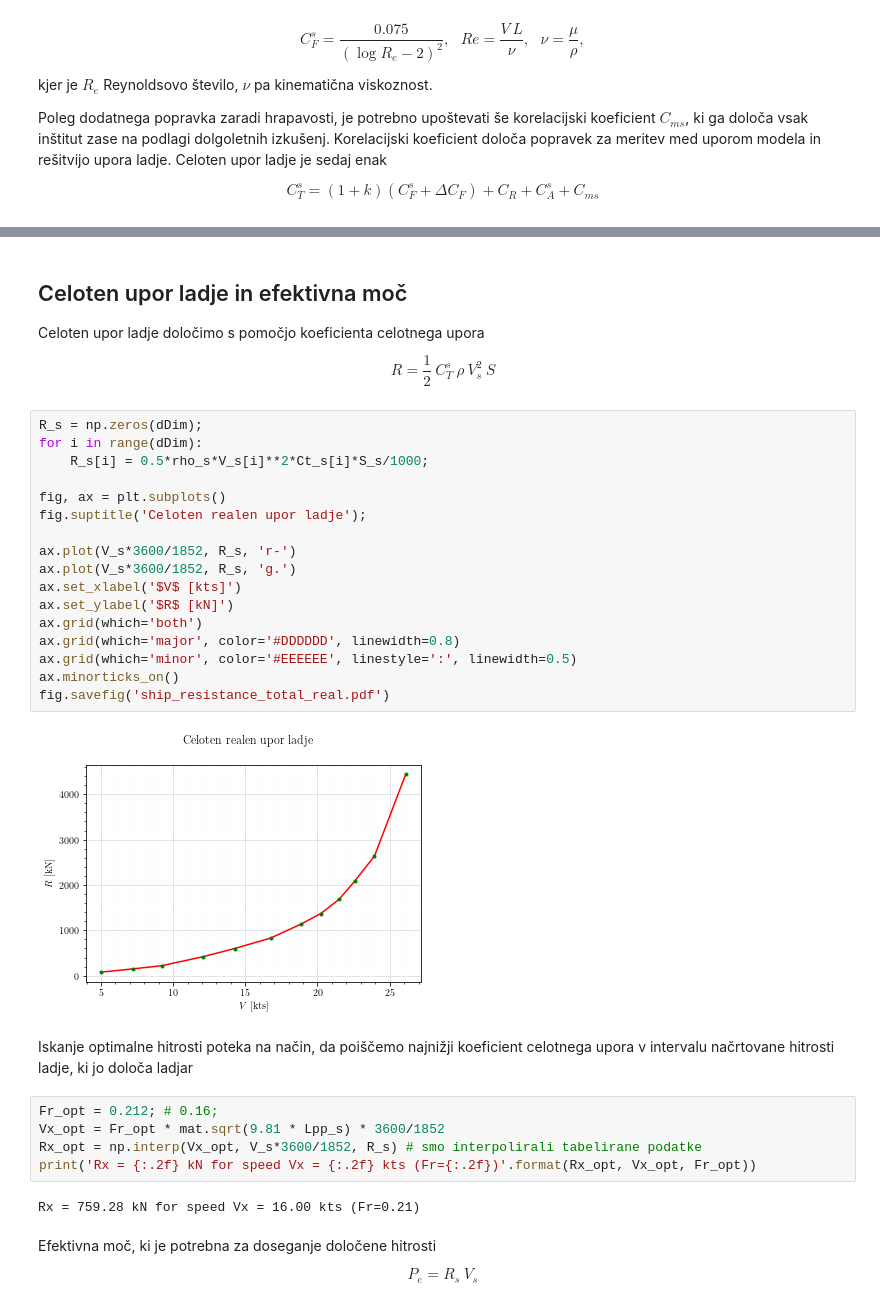
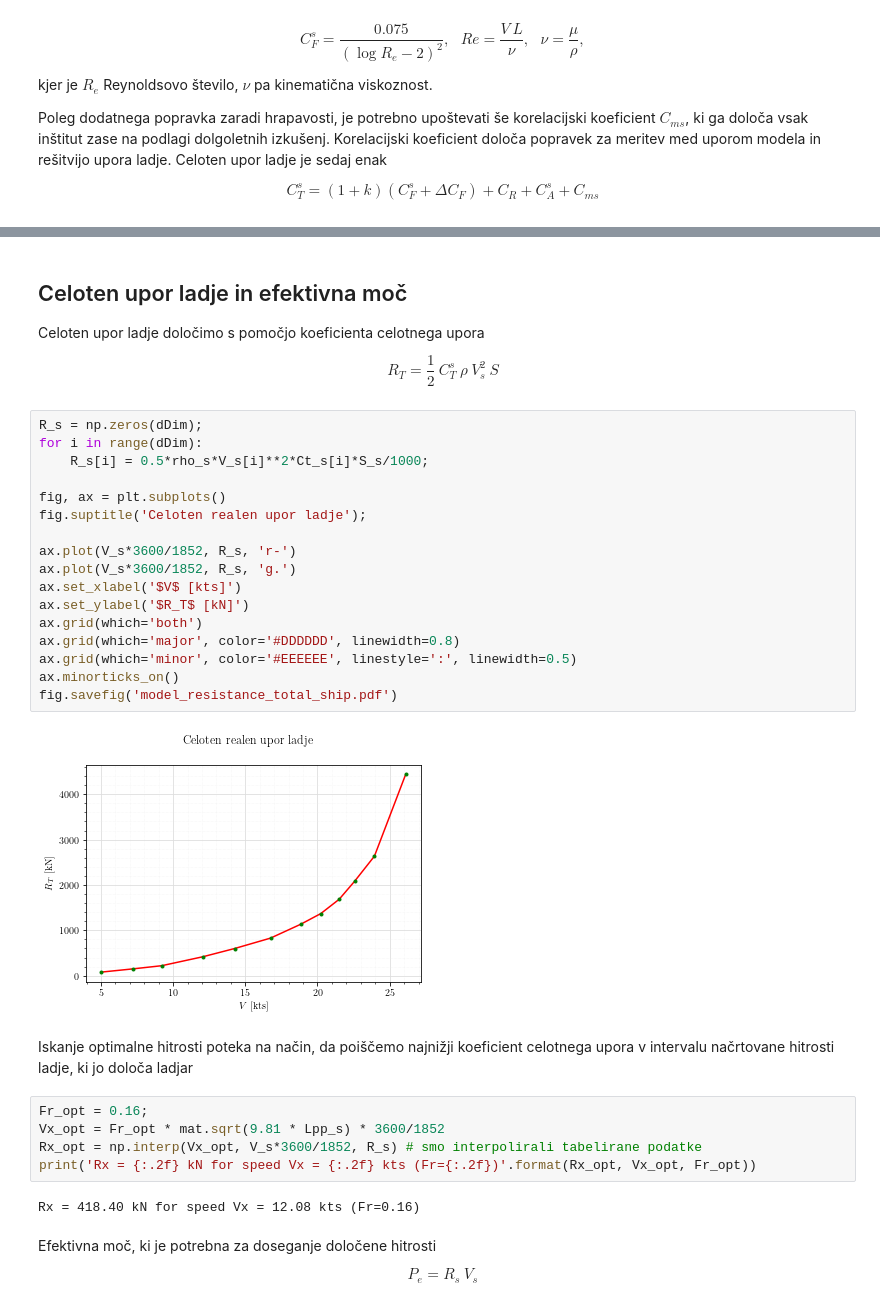
Before and after one commit to aleksandergrm/ladijska_hidromehanika, a Jupyter notebook: htc_case/resistance_model_test.ipynb, the cells around one changed output, grey strips where cells are left out. Cells and saved outputs as stored; diff of their text form.

```diff
--- a/htc_case/resistance_model_test.ipynb
+++ b/htc_case/resistance_model_test.ipynb
@@ -233,36 +241,36 @@ fig.savefig('ship_resistance_total.pdf')
 Celoten upor ladje določimo s pomočjo koeficienta celotnega upora
 
 $$
-R = \frac{1}{2} \: C_T^s \: \rho \: V_s^2 \: S
+R_T = \frac{1}{2} \: C_T^s \: \rho \: V_s^2 \: S
 $$
 # %%
 R_s = np.zeros(dDim);
 for i in range(dDim):
     R_s[i] = 0.5*rho_s*V_s[i]**2*Ct_s[i]*S_s/1000;
 
 fig, ax = plt.subplots()
 fig.suptitle('Celoten realen upor ladje');
 
 ax.plot(V_s*3600/1852, R_s, 'r-')
 ax.plot(V_s*3600/1852, R_s, 'g.')
 ax.set_xlabel('$V$ [kts]')
-ax.set_ylabel('$R$ [kN]')
+ax.set_ylabel('$R_T$ [kN]')
 ax.grid(which='both')
 ax.grid(which='major', color='#DDDDDD', linewidth=0.8)
 ax.grid(which='minor', color='#EEEEEE', linestyle=':', linewidth=0.5)
 ax.minorticks_on()
-fig.savefig('ship_resistance_total_real.pdf')
+fig.savefig('model_resistance_total_ship.pdf')
 # %% [output]
-[figure, old version]
+[figure, new version]
 # %% [markdown]
 Iskanje optimalne hitrosti poteka na način, da poiščemo najnižji koeficient celotnega upora v intervalu načrtovane hitrosti ladje, ki jo določa ladjar
 # %%
-Fr_opt = 0.212; # 0.16;
+Fr_opt = 0.16;
 Vx_opt = Fr_opt * mat.sqrt(9.81 * Lpp_s) * 3600/1852
 Rx_opt = np.interp(Vx_opt, V_s*3600/1852, R_s) # smo interpolirali tabelirane podatke
 print('Rx = {:.2f} kN for speed Vx = {:.2f} kts (Fr={:.2f})'.format(Rx_opt, Vx_opt, Fr_opt))
 # %% [output]
-Rx = 759.28 kN for speed Vx = 16.00 kts (Fr=0.21)
+Rx = 418.40 kN for speed Vx = 12.08 kts (Fr=0.16)
 # %% [markdown]
 Efektivna moč, ki je potrebna za doseganje določene hitrosti
 
```
Also changed, not shown: parts of 4 cells of this notebook, 6 other files.
